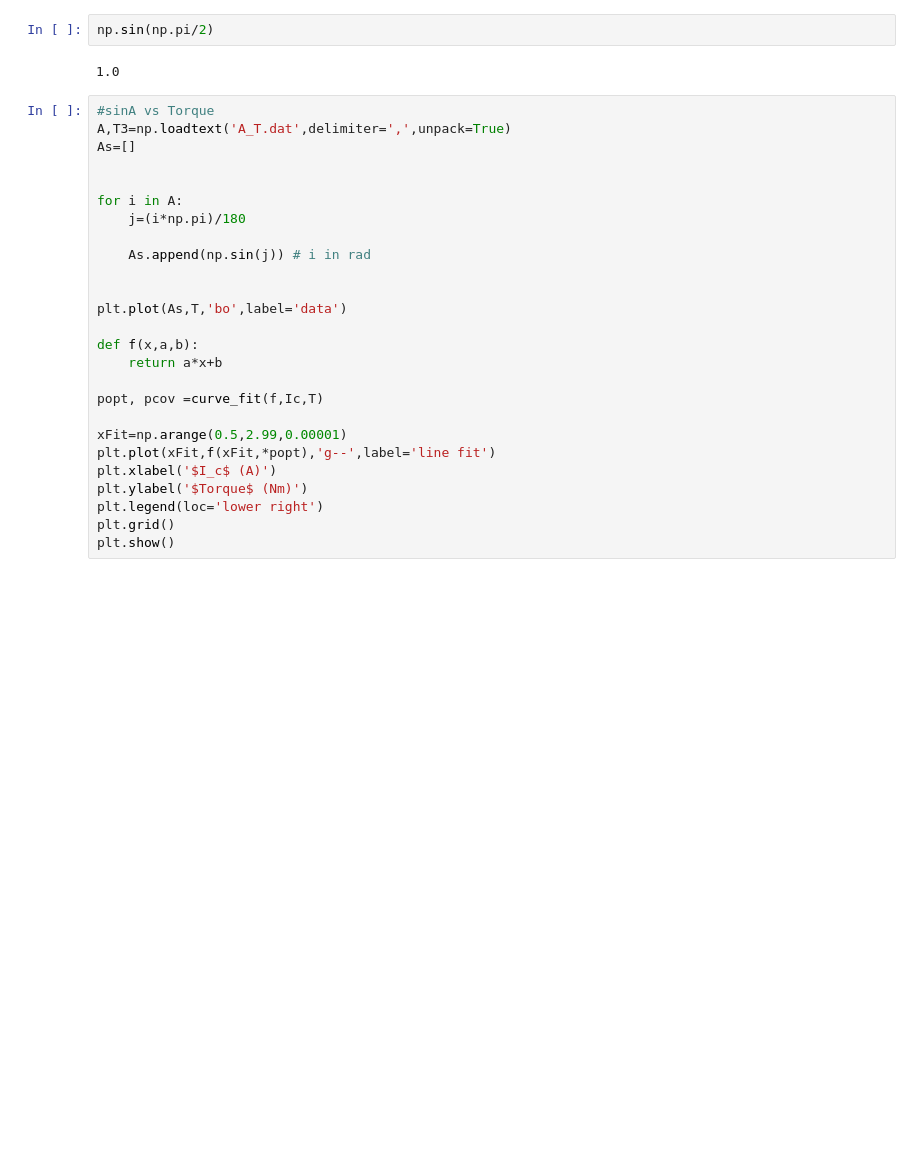
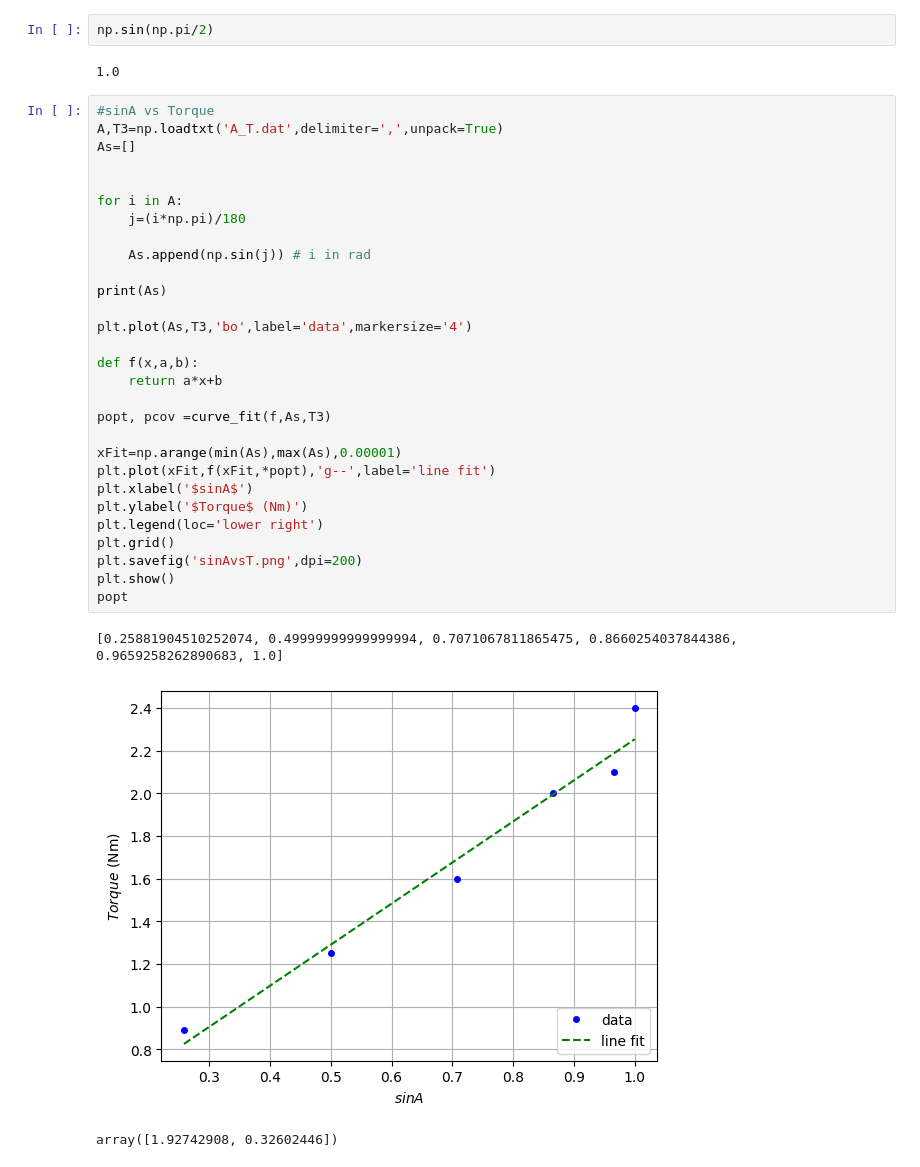
Before and after one commit to SoumadipBhowmick/Lab-work, a Jupyter notebook: Helmhortz Coil/helmhortz.ipynb, the cells around one changed output. Saved outputs shown, nothing was run; the diff lists cells and outputs as text; blank space fills up the shorter version.

```diff
--- a/Helmhortz Coil/helmhortz.ipynb
+++ b/Helmhortz Coil/helmhortz.ipynb
@@ -62,27 +76,34 @@ np.sin(np.pi/2)
 1.0
 # %%
 #sinA vs Torque
-A,T3=np.loadtext('A_T.dat',delimiter=',',unpack=True)
+A,T3=np.loadtxt('A_T.dat',delimiter=',',unpack=True)
 As=[]
 
 
 for i in A:
     j=(i*np.pi)/180
 
     As.append(np.sin(j)) # i in rad
 
+print(As)
 
-plt.plot(As,T,'bo',label='data')
+plt.plot(As,T3,'bo',label='data',markersize='4')
 
 def f(x,a,b):
     return a*x+b
 
-popt, pcov =curve_fit(f,Ic,T)
+popt, pcov =curve_fit(f,As,T3)
 
-xFit=np.arange(0.5,2.99,0.00001)
+xFit=np.arange(min(As),max(As),0.00001)
 plt.plot(xFit,f(xFit,*popt),'g--',label='line fit')
-plt.xlabel('$I_c$ (A)')
+plt.xlabel('$sinA$')
 plt.ylabel('$Torque$ (Nm)')
 plt.legend(loc='lower right')
 plt.grid()
+plt.savefig('sinAvsT.png',dpi=200)
 plt.show()
+popt
+# %% [output]
+[0.25881904510252074, 0.49999999999999994, 0.7071067811865475, 0.8660254037844386, 0.9659258262890683, 1.0]
+[figure, added]
+array([1.92742908, 0.32602446])
```
Also changed, not shown: parts of 6 cells of this notebook, 3 other files.
